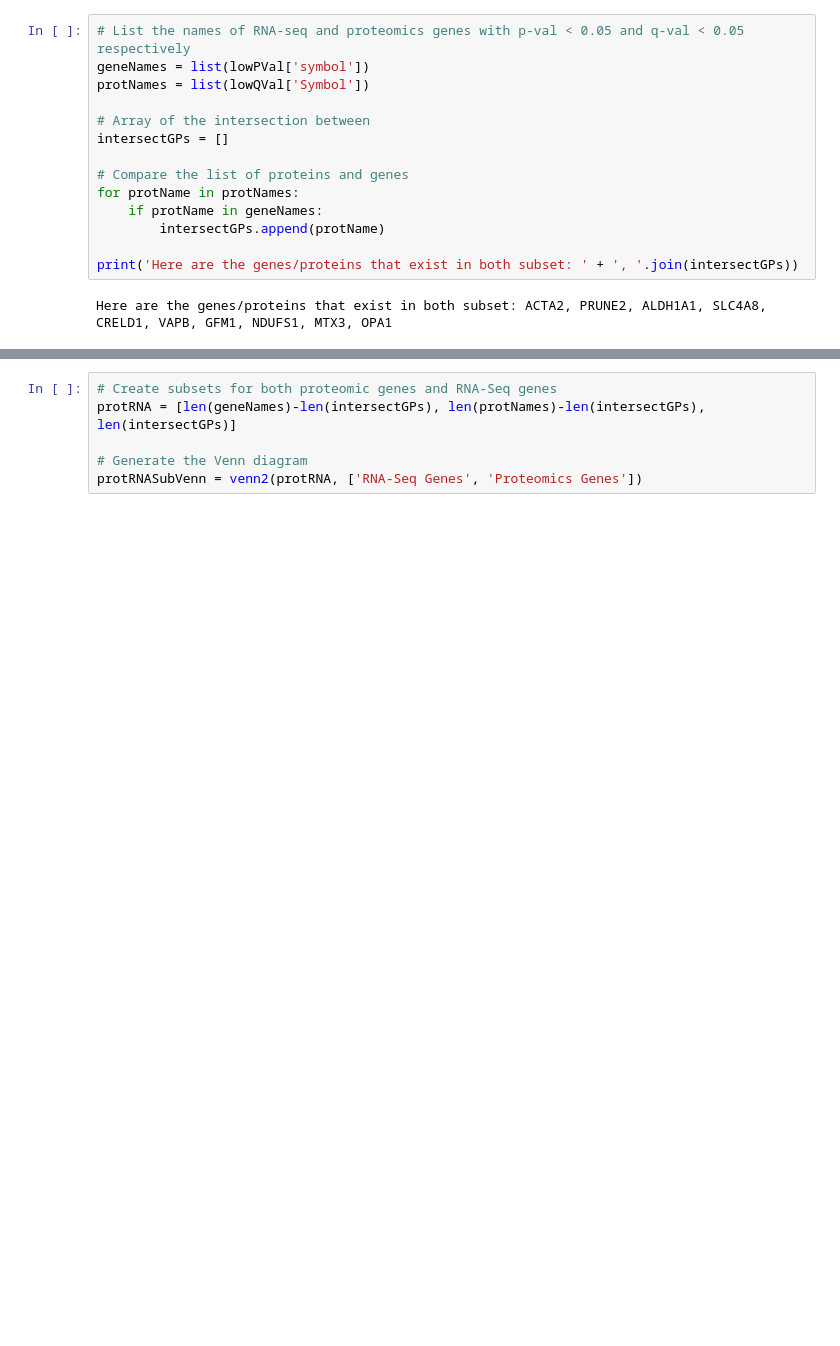
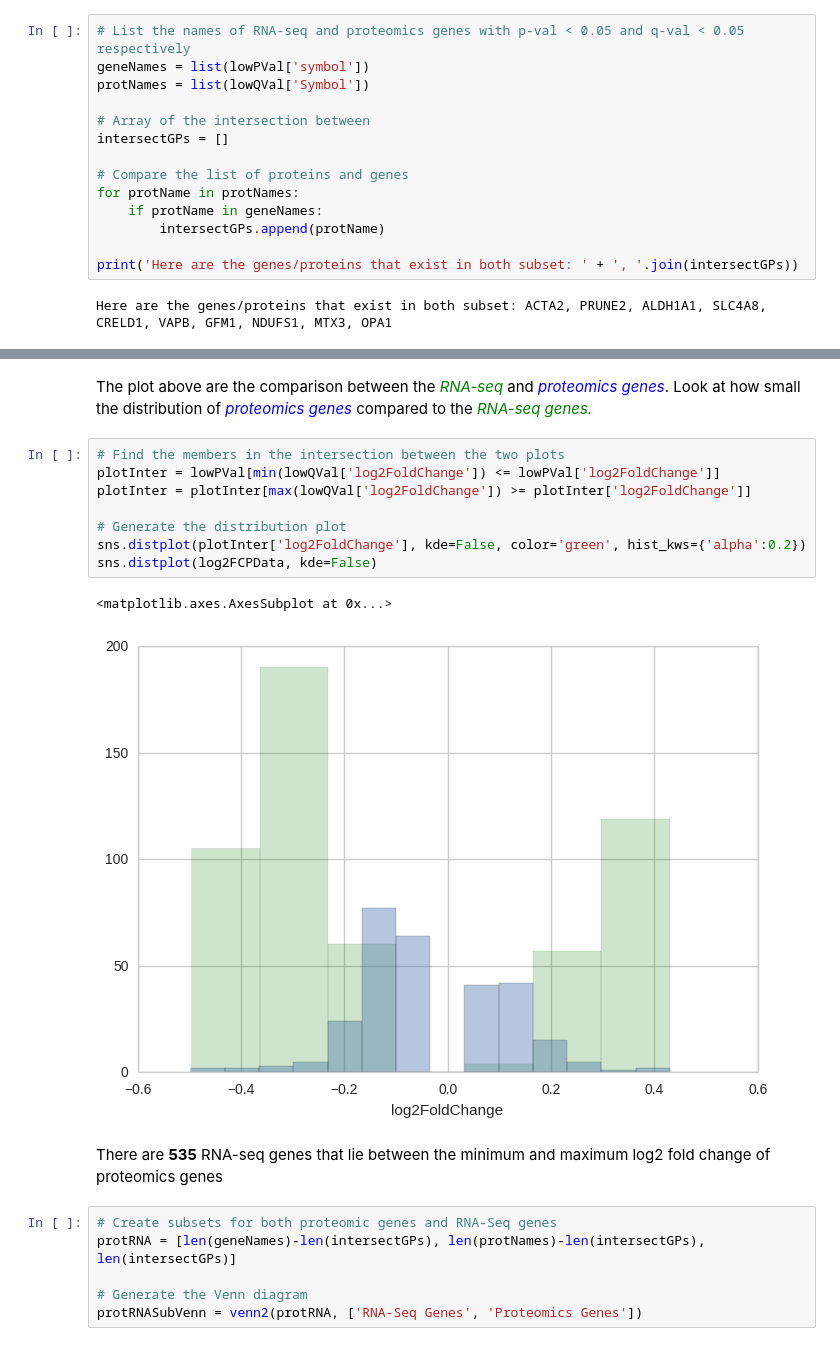
Before and after one commit to J-Wengler/winter-internship-2017, a Jupyter notebook: src/Distribution of Log Fold Change.ipynb, the cells around one changed output, grey strips where cells are left out. Drawn from its saved outputs; the diff is of its cells as text; blank space fills up the shorter version.

```diff
--- a/src/Distribution of Log Fold Change.ipynb
+++ b/src/Distribution of Log Fold Change.ipynb
@@ -106,3 +113,18 @@ Here are the genes/proteins that exist in both subset: ACTA2, PRUNE2, ALDH1A1, S
+# %% [markdown]
+The plot above are the comparison between the *<span style="color:green">RNA-seq</span>* and *<span style='color:blue'>proteomics genes</span>*. Look at how small the distribution of *<span style='color:blue'>proteomics genes</span>* compared to the *<span style="color:green">RNA-seq genes.</span>*
+# %%
+# Find the members in the intersection between the two plots
+plotInter = lowPVal[min(lowQVal['log2FoldChange']) <= lowPVal['log2FoldChange']]
+plotInter = plotInter[max(lowQVal['log2FoldChange']) >= plotInter['log2FoldChange']]
+
+# Generate the distribution plot
+sns.distplot(plotInter['log2FoldChange'], kde=False, color='green', hist_kws={'alpha':0.2})
+sns.distplot(log2FCPData, kde=False)
+# %% [output]
+<matplotlib.axes.AxesSubplot at 0x...>
+[figure, added]
+# %% [markdown]
+There are **535** RNA-seq genes that lie between the minimum and maximum log2 fold change of proteomics genes
 # %%
 # Create subsets for both proteomic genes and RNA-Seq genes
 protRNA = [len(geneNames)-len(intersectGPs), len(protNames)-len(intersectGPs), len(intersectGPs)]
```
Also changed, not shown: parts of 1 cell of this notebook.
